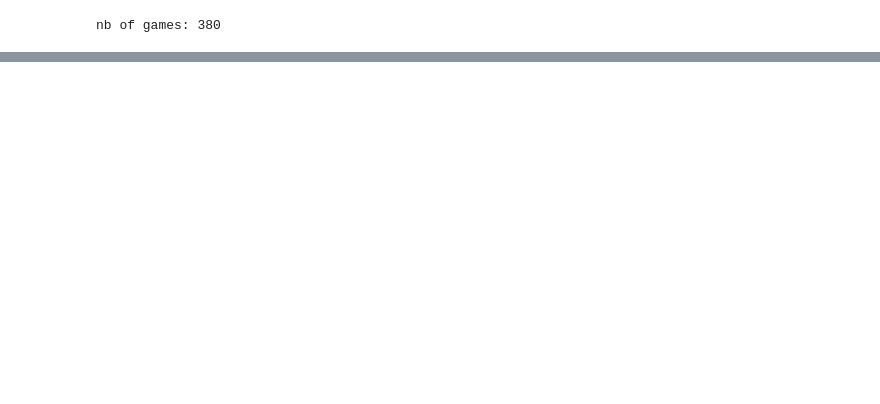
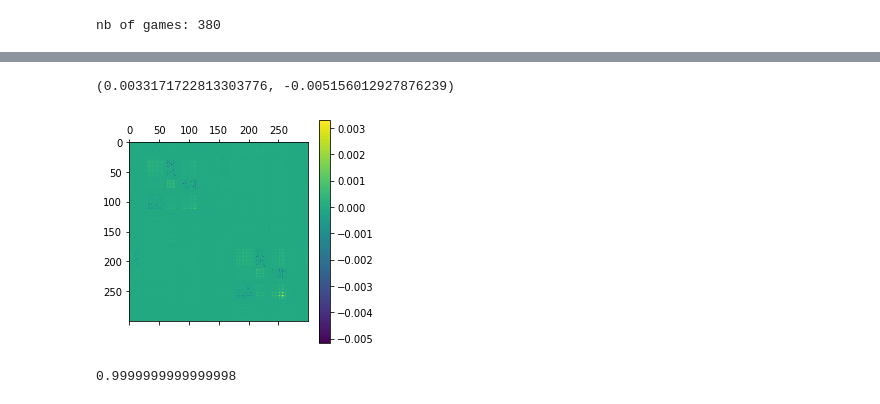
Before and after one commit to TomDecroos/atomic-spadl, a Jupyter notebook: pattern-notebooks/action-representation-gmm-Copy1.ipynb, the cells around one changed output, grey strips where cells are left out. Saved outputs shown, nothing was run; the diff lists cells and outputs as text; code cells hidden in the pictures; blank space fills up the shorter version.

```diff
--- a/pattern-notebooks/action-representation-gmm-Copy1.ipynb
+++ b/pattern-notebooks/action-representation-gmm-Copy1.ipynb
@@ -184,0 +193,6 @@ movs
+# %%
+trans1 = ori_trans.copy()
+for _i in range(10):
+    print(trans1.sum())
+    trans1 = np.dot(ori_trans.T,trans1)
+    trans1 /= trans1.sum()
@@ -184,0 +210,9 @@ movs
+# %%
+delta_trans = trans1 - ori_trans
+plt.matshow(delta_trans)
+plt.colorbar()
+plt.show
+delta_trans.max(), delta_trans.min()
+# %% [output]
+(0.0033171722813303776, -0.005156012927876239)
+[figure, added]
@@ -184,0 +222,4 @@ movs
+# %%
+trans.sum()
+# %% [output]
+0.9999999999999998
```
Also changed, not shown: parts of 38 cells of this notebook, 2 other files.
